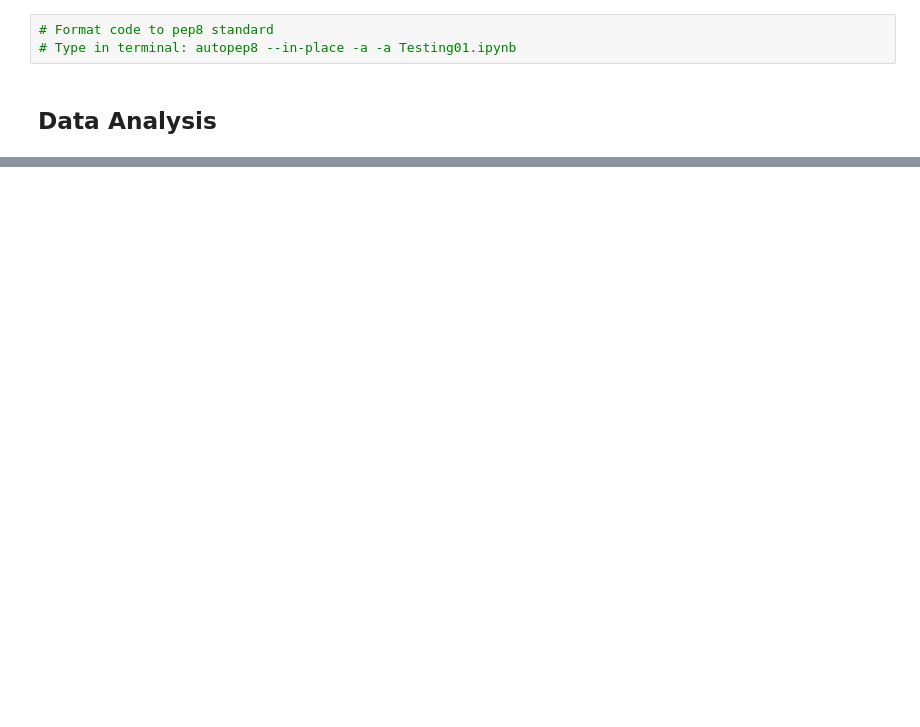
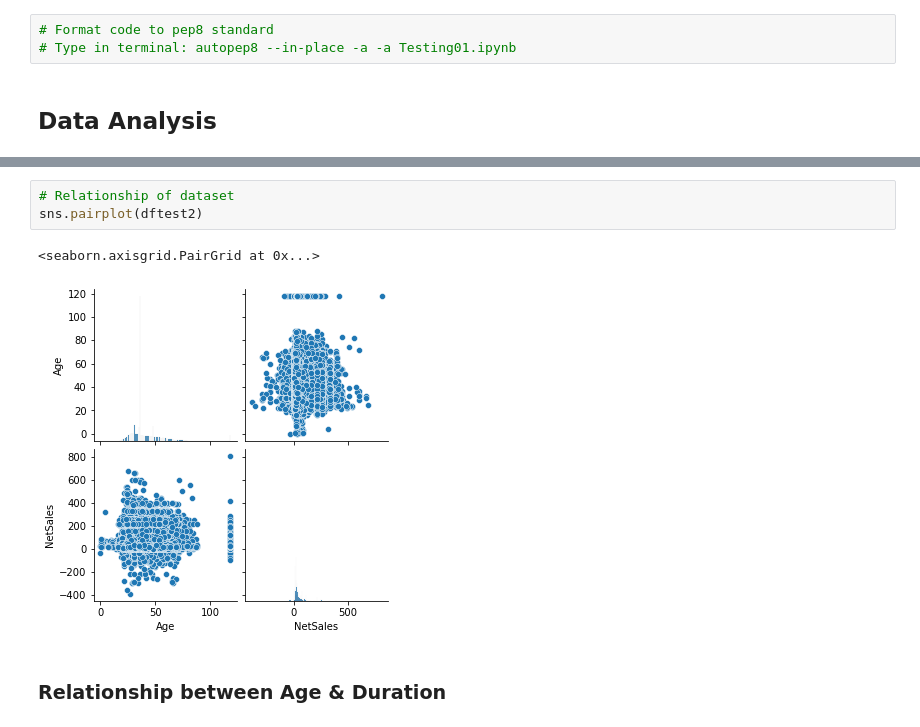
Before and after one commit to ZiSyuen/MASA-Hackathon, a Jupyter notebook: Testing01.ipynb, the cells around one changed output, grey strips where cells are left out. Drawn from its saved outputs; the diff is of its cells as text; blank space fills up the shorter version.

```diff
--- a/Testing01.ipynb
+++ b/Testing01.ipynb
@@ -145,0 +317,8 @@ df_1 = df.drop(detect_outliers(df,["Age"]), axis = 0).reset_index[drop = True]
+# %%
+# Relationship of dataset
+sns.pairplot(dftest2)
+# %% [output]
+<seaborn.axisgrid.PairGrid at 0x...>
+[figure, added]
+# %% [markdown]
+### Relationship between Age & Duration
```
Also changed, not shown: parts of 48 cells of this notebook.
